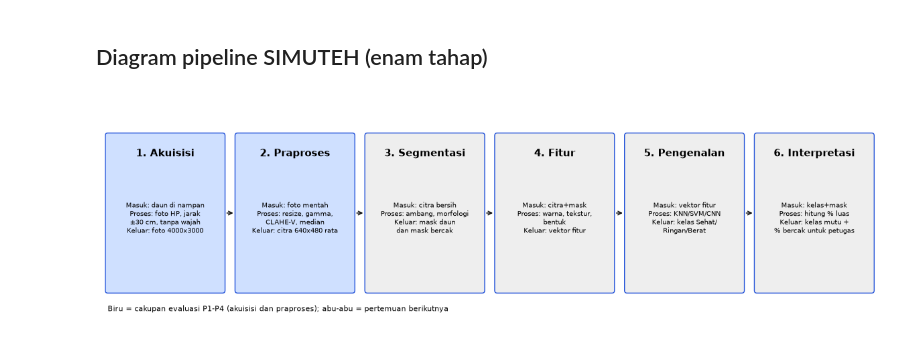
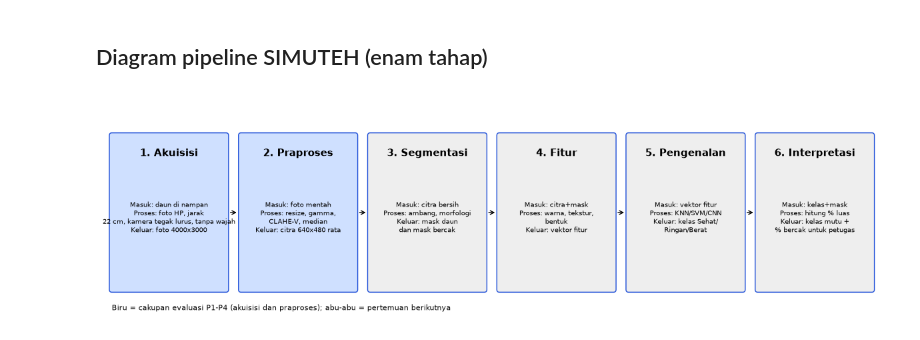
Before and after one commit to FarhanF22/simuteh-2330511014_Farhan_Fadila, a Jupyter notebook: notebook/B1_lingkungan.ipynb, the cells around one changed output. Cells and saved outputs as stored; diff of their text form; code cells hidden in the pictures.

```diff
--- a/notebook/B1_lingkungan.ipynb
+++ b/notebook/B1_lingkungan.ipynb
@@ -43,22 +43,22 @@ jumlah angka satu citra: 921600
 # %%
 import matplotlib.patches as mp
 tahap = [
- ("1. Akuisisi", "Masuk: daun di nampan\nProses: foto HP, jarak\n±30 cm, tanpa wajah\nKeluar: foto 4000x3000"),
+ ("1. Akuisisi", "Masuk: daun di nampan\nProses: foto HP, jarak\n22 cm, kamera tegak lurus, tanpa wajah\nKeluar: foto 4000x3000"),
  ("2. Praproses", "Masuk: foto mentah\nProses: resize, gamma,\nCLAHE-V, median\nKeluar: citra 640x480 rata"),
  ("3. Segmentasi", "Masuk: citra bersih\nProses: ambang, morfologi\nKeluar: mask daun\ndan mask bercak"),
  ("4. Fitur", "Masuk: citra+mask\nProses: warna, tekstur,\nbentuk\nKeluar: vektor fitur"),
  ("5. Pengenalan", "Masuk: vektor fitur\nProses: KNN/SVM/CNN\nKeluar: kelas Sehat/\nRingan/Berat"),
  ("6. Interpretasi", "Masuk: kelas+mask\nProses: hitung % luas\nKeluar: kelas mutu +\n% bercak untuk petugas"),
 ]
 fig, ax = plt.subplots(figsize=(15, 4.2)); ax.set_xlim(0, 15.6); ax.set_ylim(0, 4.2); ax.axis("off")
 for i, (j, t) in enumerate(tahap):
     x = 0.1 + i * 2.6
     warna = "#cfe0ff" if i < 2 else "#eeeeee"
     ax.add_patch(mp.FancyBboxPatch((x, 0.5), 2.3, 3.0, boxstyle="round,pad=0.05", fc=warna, ec="#1d4ed8"))
     ax.text(x + 1.15, 3.1, j, ha="center", weight="bold", fontsize=11)
     ax.text(x + 1.15, 1.9, t, ha="center", va="center", fontsize=7.5)
     if i < 5: ax.annotate("", xy=(x + 2.55, 2.0), xytext=(x + 2.35, 2.0), arrowprops=dict(arrowstyle="->"))
 ax.text(0.1, 0.1, "Biru = cakupan evaluasi P1-P4 (akuisisi dan praproses); abu-abu = pertemuan berikutnya", fontsize=8)
 plt.savefig("../hasil/b1_pipeline.png", dpi=130, bbox_inches="tight")
 # %% [output]
-[figure, old version]
+[figure, new version]
```
Also changed, not shown: parts of 1 cell of this notebook, 15 other files.
